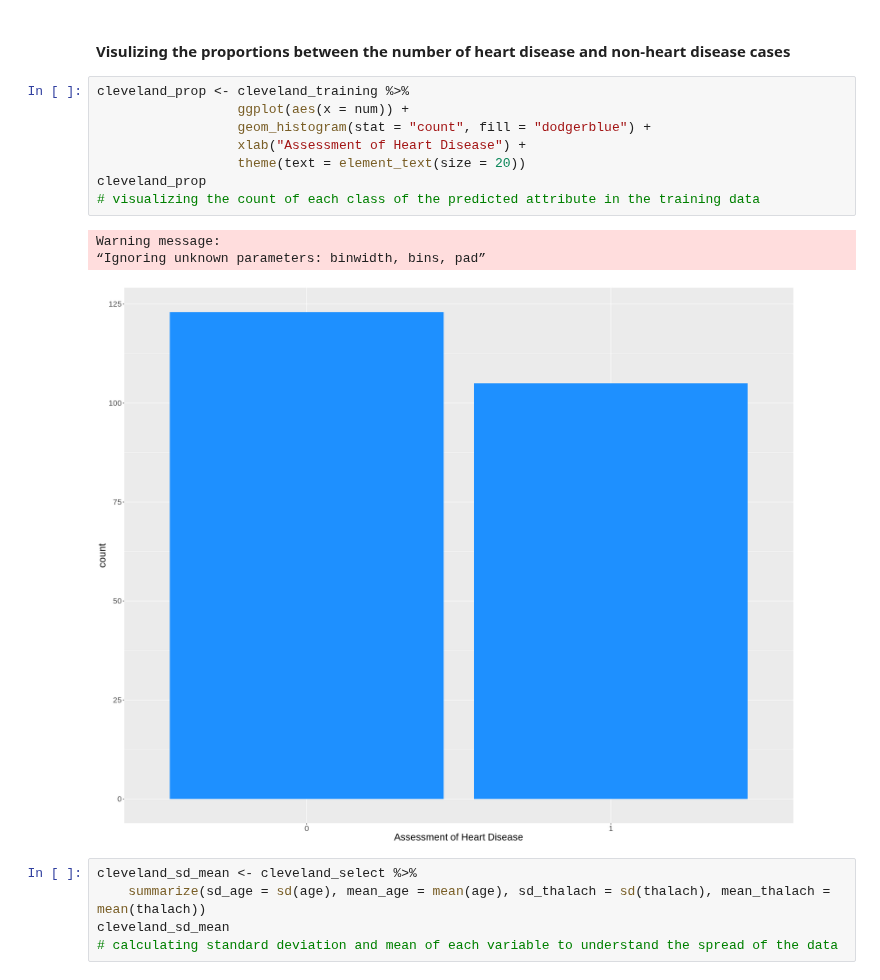
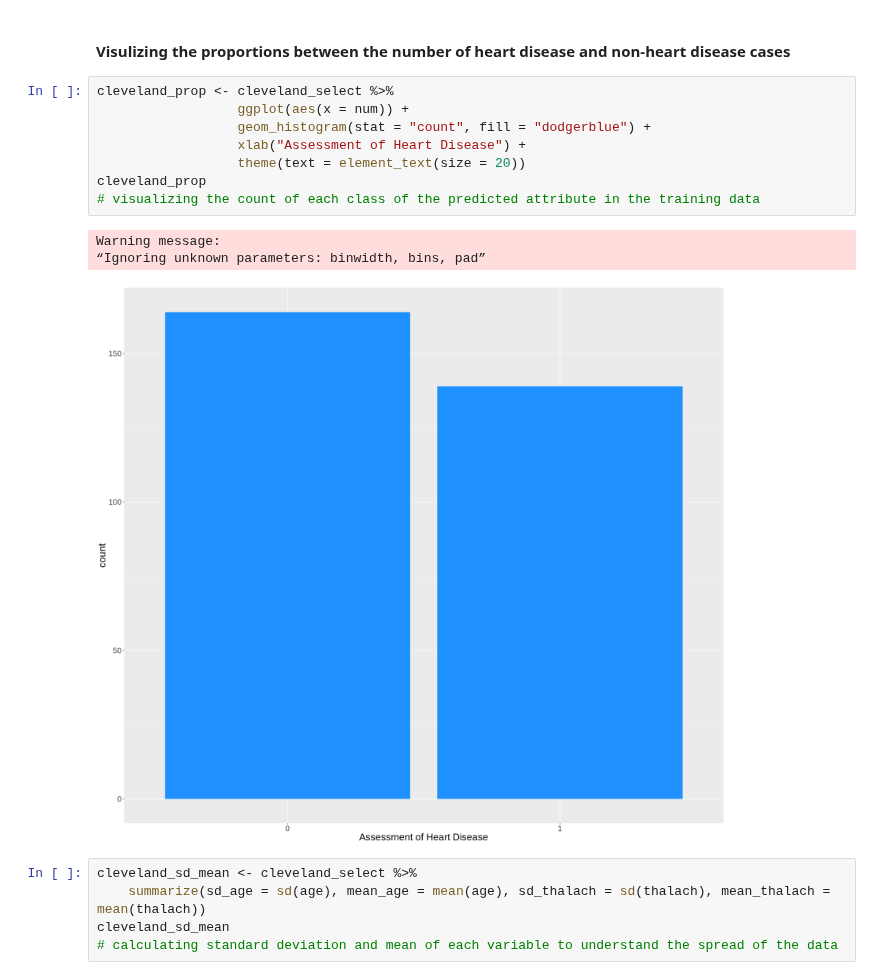
Before and after one commit to yun-sky/Heart-Failure-Report, a Jupyter notebook: Report.ipynb, the cells around one changed output. Saved outputs shown, nothing was run; the diff lists cells and outputs as text.

```diff
--- a/Report.ipynb
+++ b/Report.ipynb
@@ -169,17 +169,17 @@ A tibble: 303 × 3
 <br>
 <b>Visulizing the proportions between the number of heart disease and non-heart disease cases</b>
 # %%
-cleveland_prop <- cleveland_training %>%
+cleveland_prop <- cleveland_select %>%
                   ggplot(aes(x = num)) +
                   geom_histogram(stat = "count", fill = "dodgerblue") +
                   xlab("Assessment of Heart Disease") +
                   theme(text = element_text(size = 20))
 cleveland_prop
 # visualizing the count of each class of the predicted attribute in the training data
 # %% [output]
 Warning message:
 “Ignoring unknown parameters: binwidth, bins, pad”
-[figure, old version]
+[figure, new version]
 # %%
 cleveland_sd_mean <- cleveland_select %>%
     summarize(sd_age = sd(age), mean_age = mean(age), sd_thalach = sd(thalach), mean_thalach = mean(thalach))
```
